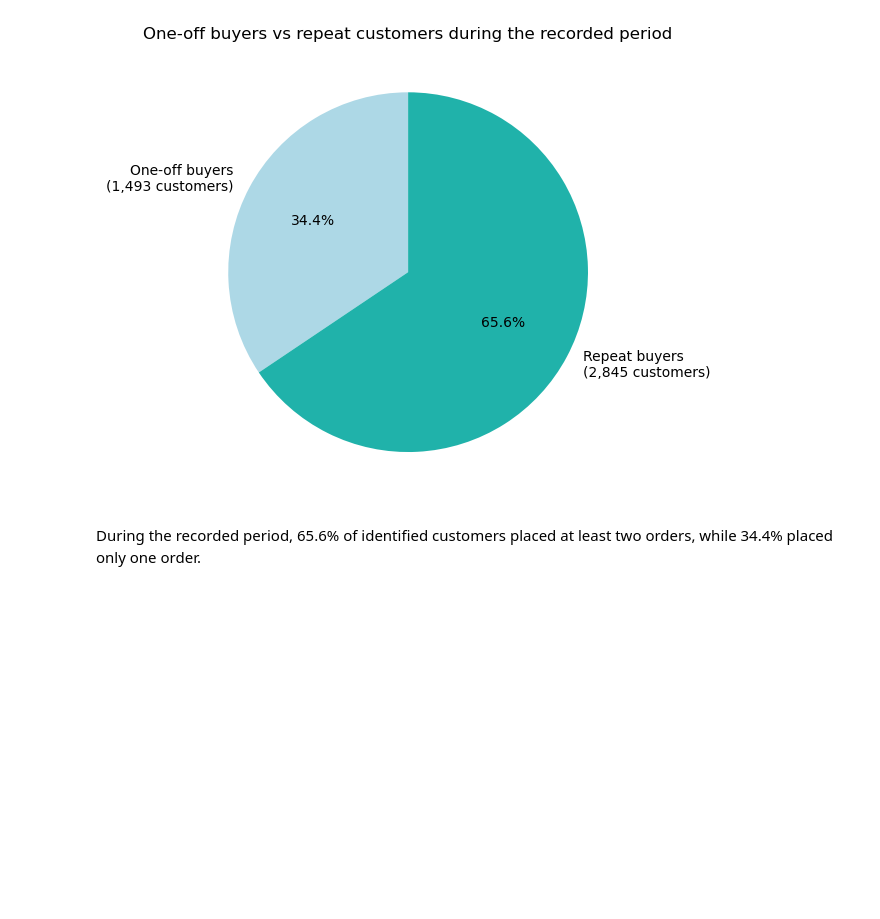
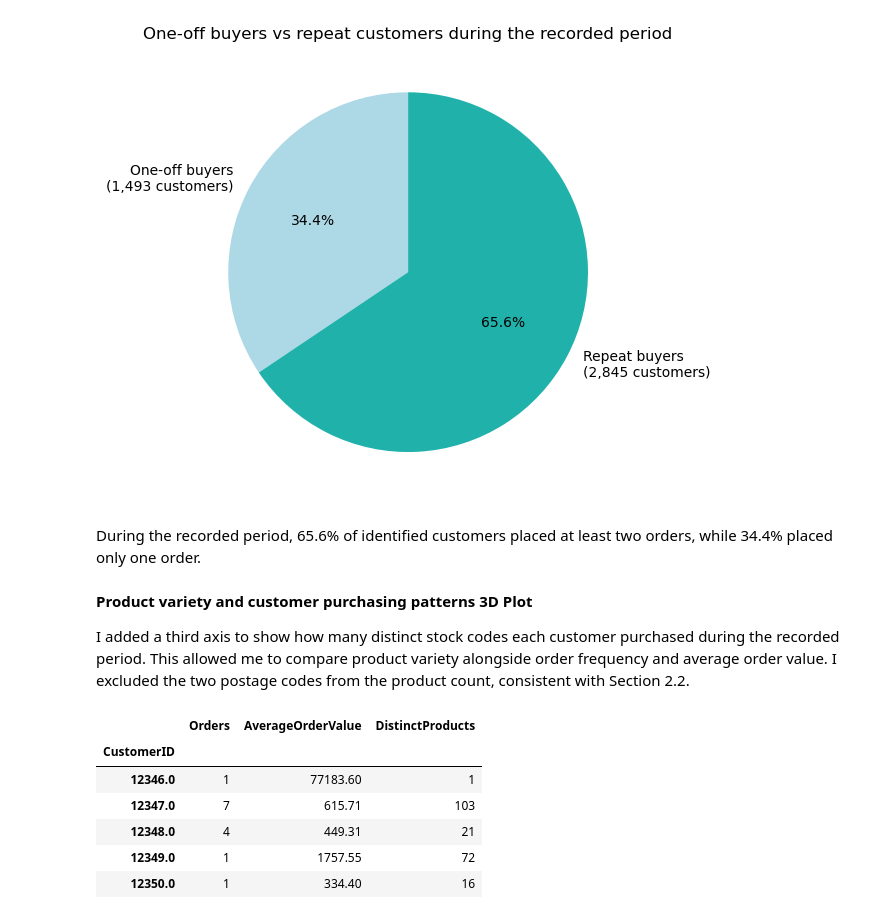
Before and after one commit to SelimBoujnah/CA-2-Data-visualisation-and-communication, a Jupyter notebook: CA CODE .ipynb, the cells around one changed output. Drawn from its saved outputs; the diff is of its cells as text; code cells hidden in the pictures; blank space fills up the shorter version.

```diff
--- a/CA CODE .ipynb
+++ b/CA CODE .ipynb
@@ -650,3 +650,26 @@ plt.show()
 [figure]
 # %% [markdown]
 During the recorded period, 65.6% of identified customers placed at least two orders, while 34.4% placed only one order.
+# %% [markdown]
+**Product variety and customer purchasing patterns 3D Plot**
+
+I added a third axis to show how many distinct stock codes each customer purchased during the recorded period. This allowed me to compare product variety alongside order frequency and average order value. I excluded the two postage codes from the product count, consistent with Section 2.2.
+# %%
+# Count distinct stock codes per customer, excluding postage
+product_lines = sales_df[~sales_df["StockCode"].isin(["DOT", "POST"])]
+product_counts = product_lines.groupby("CustomerID")["StockCode"].nunique()
+
+# Customers with only postage lines have zero qualifying stock codes
+customer_summary["DistinctProducts"] = (
+    product_counts.reindex(customer_summary.index, fill_value=0)
+)
+
+customer_summary[["Orders", "AverageOrderValue", "DistinctProducts"]].head().round(2)
+# %% [output]
+|  | Orders | AverageOrderValue | DistinctProducts |
+| CustomerID |  |  |  |
+| 12346.0 | 1 | 77183.60 | 1 |
+| 12347.0 | 7 | 615.71 | 103 |
+| 12348.0 | 4 | 449.31 | 21 |
+| 12349.0 | 1 | 1757.55 | 72 |
+| 12350.0 | 1 | 334.40 | 16 |
```
Also changed, not shown: parts of 2 cells of this notebook.
